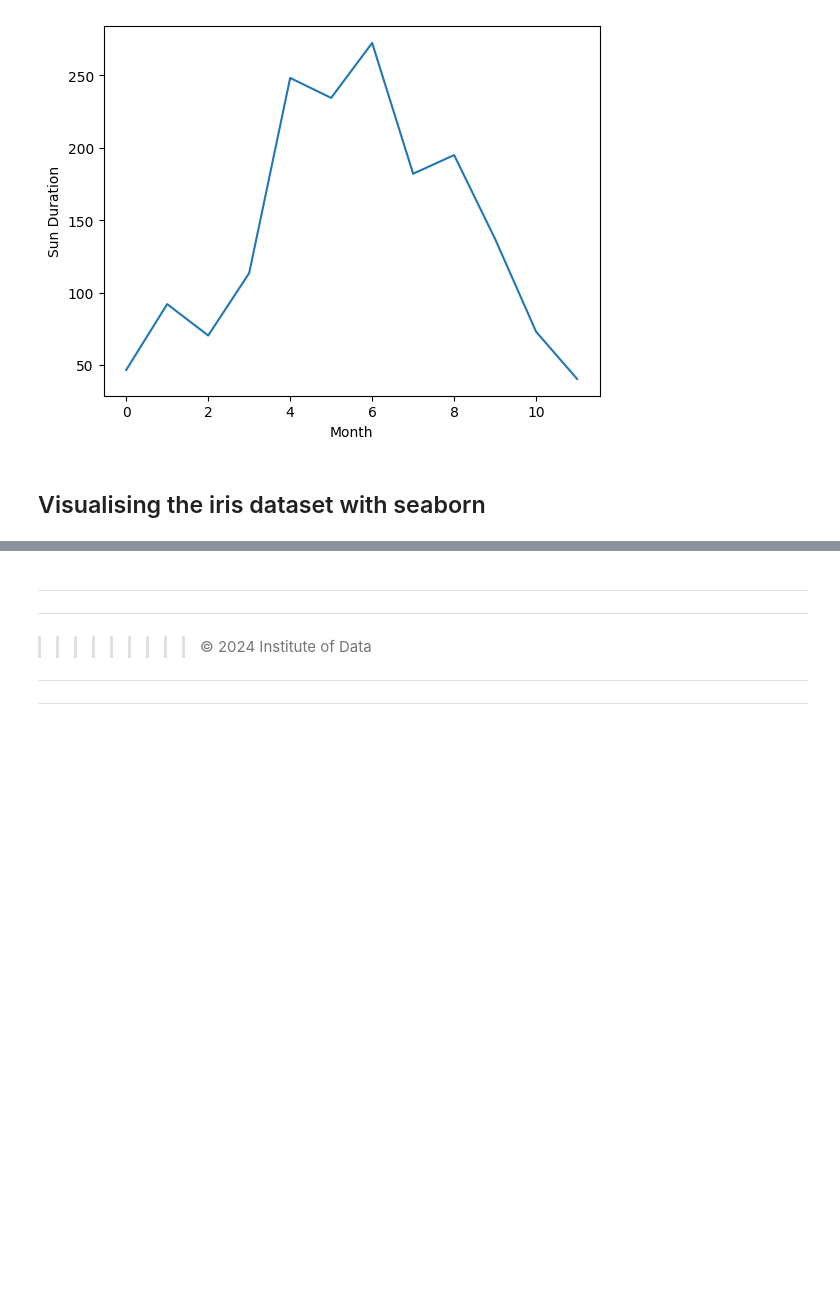
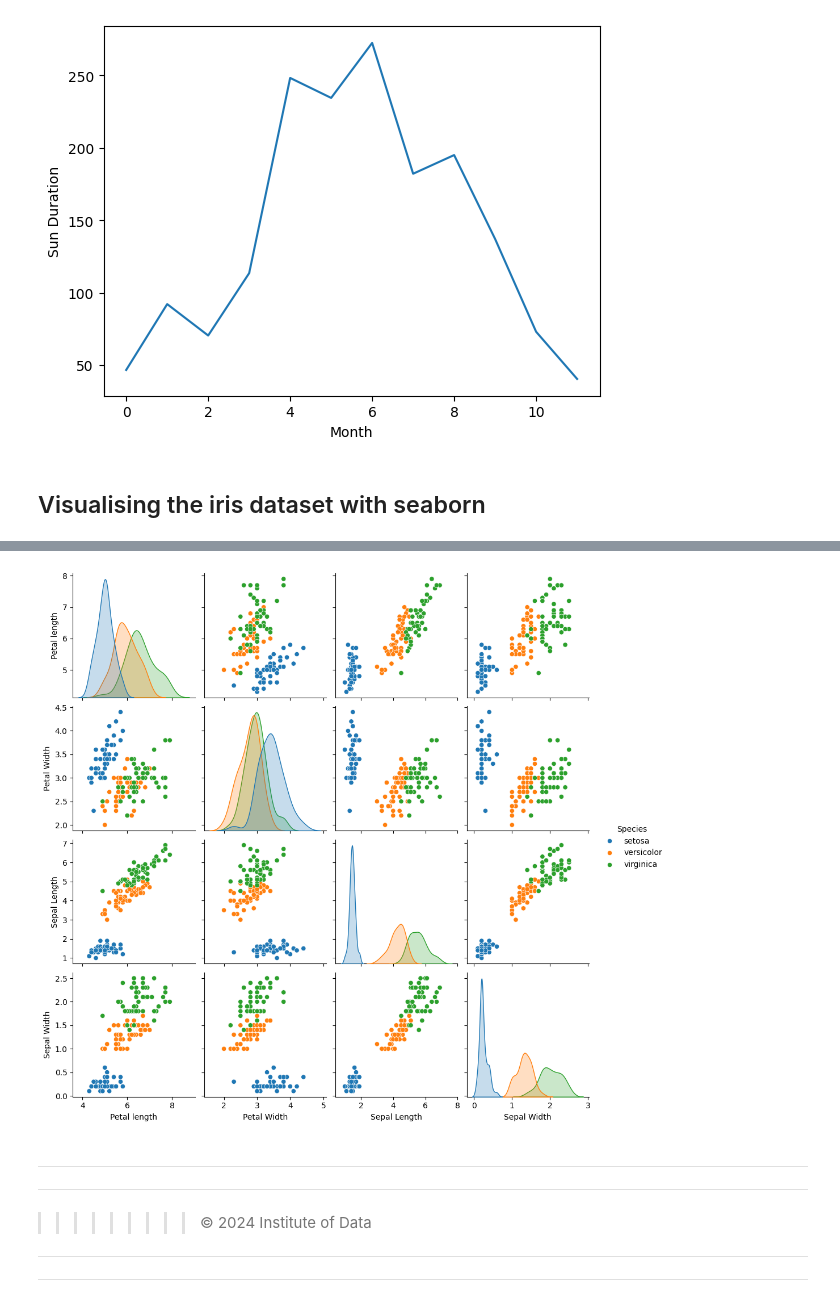
Before and after one commit to sameerhingoro/IOD, a Jupyter notebook: IOD_Lab_1_1_1.ipynb, the cells around one changed output, grey strips where cells are left out. Drawn from its saved outputs; the diff is of its cells as text; code cells hidden in the pictures; blank space fills up the shorter version.

```diff
--- a/IOD_Lab_1_1_1.ipynb
+++ b/IOD_Lab_1_1_1.ipynb
@@ -300,6 +319,8 @@ data["Species"]=data["Species"].apply(lambda x: dataset["target_names"][x])
 # %%
 # use seaborn pairplot function to plot relationship between variables
-sns.???(data, hue="Species")
+sns.pairplot(data, hue="Species");
+# %% [output]
+[figure, added]
 # %% [markdown]
 
 
```
Also changed, not shown: parts of 6 cells of this notebook.
